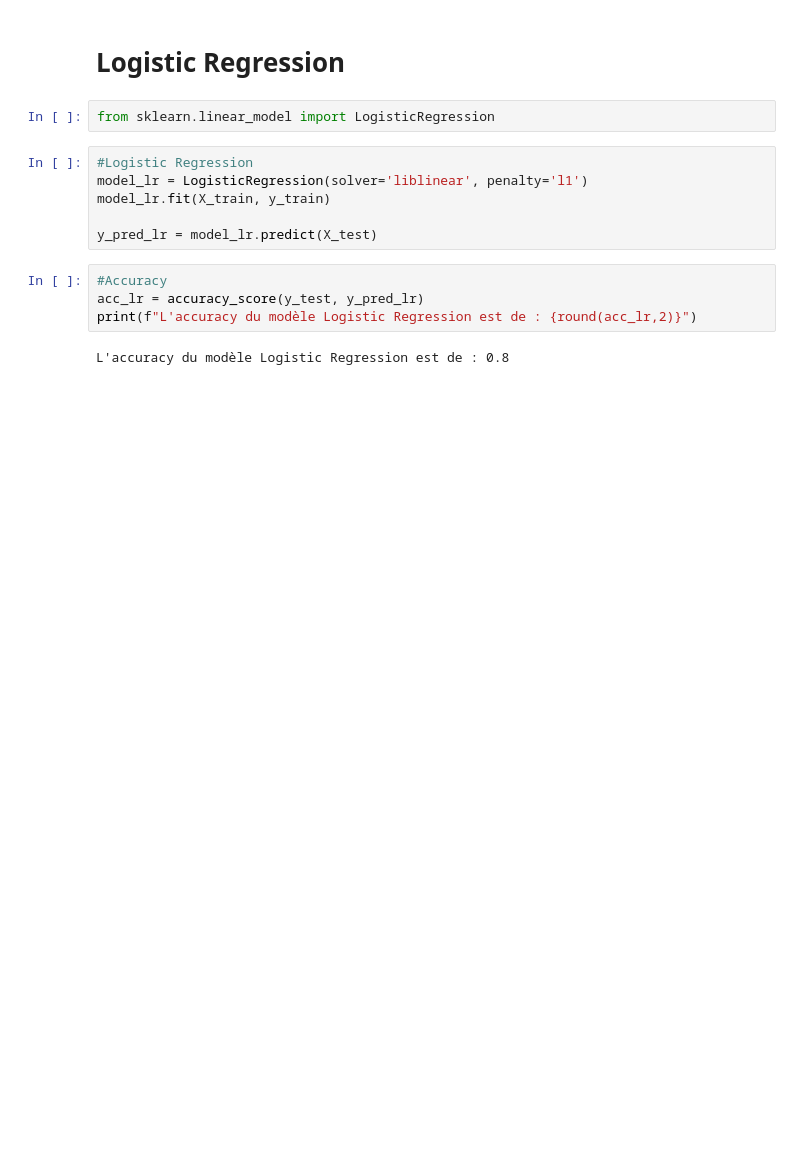
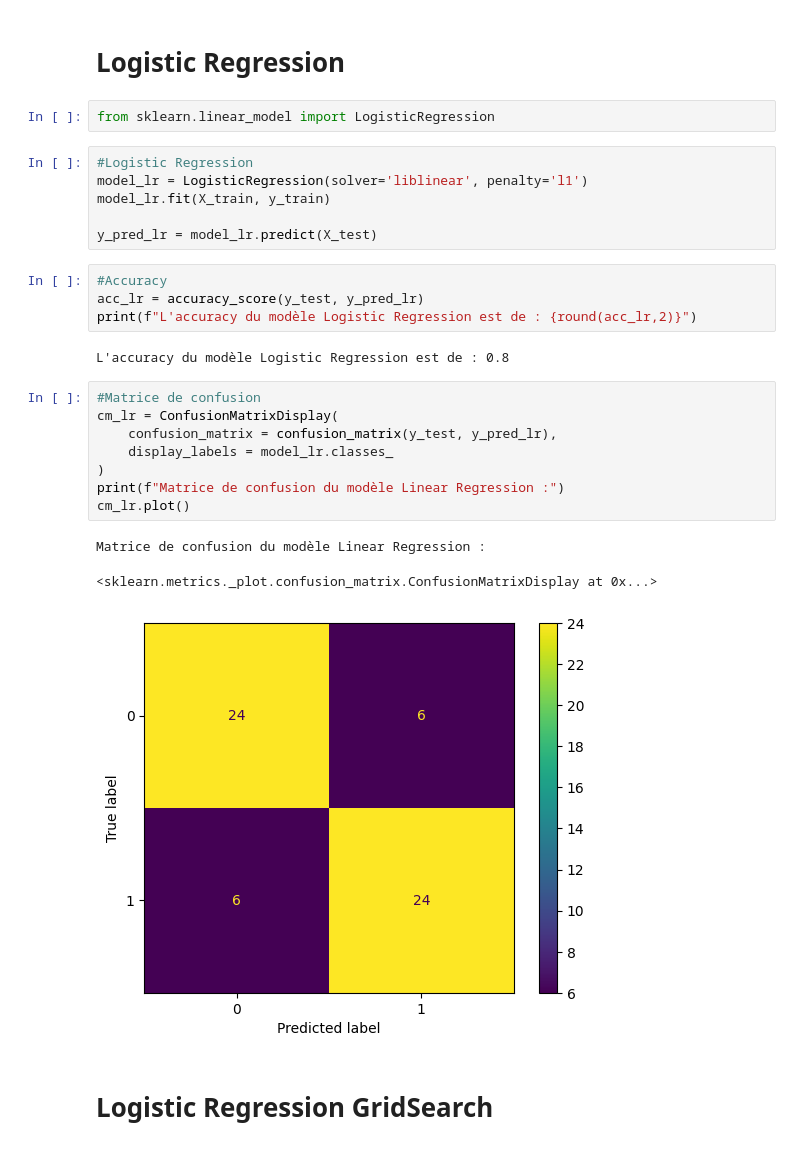
Before and after one commit to maxenceLIOGIER/LLM, a Jupyter notebook: notebooks/exp_ML_securite.ipynb, the cells around one changed output. Saved outputs shown, nothing was run; the diff lists cells and outputs as text; blank space fills up the shorter version.

```diff
--- a/notebooks/exp_ML_securite.ipynb
+++ b/notebooks/exp_ML_securite.ipynb
@@ -217,3 +279,17 @@ acc_lr = accuracy_score(y_test, y_pred_lr)
 print(f"L'accuracy du modèle Logistic Regression est de : {round(acc_lr,2)}")
 # %% [output]
 L'accuracy du modèle Logistic Regression est de : 0.8
+# %%
+#Matrice de confusion
+cm_lr = ConfusionMatrixDisplay(
+    confusion_matrix = confusion_matrix(y_test, y_pred_lr),
+    display_labels = model_lr.classes_
+)
+print(f"Matrice de confusion du modèle Linear Regression :")
+cm_lr.plot()
+# %% [output]
+Matrice de confusion du modèle Linear Regression :
+<sklearn.metrics._plot.confusion_matrix.ConfusionMatrixDisplay at 0x...>
+[figure, added]
+# %% [markdown]
+# Logistic Regression GridSearch
```
Also changed, not shown: parts of 33 cells of this notebook.
